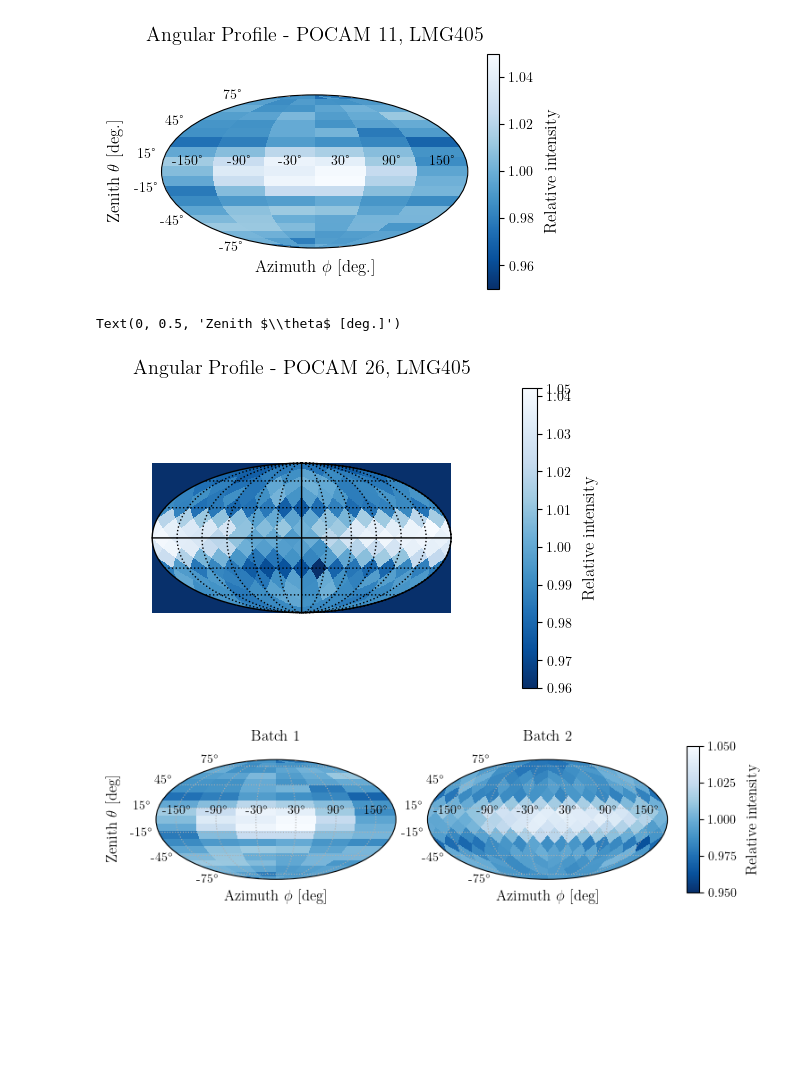
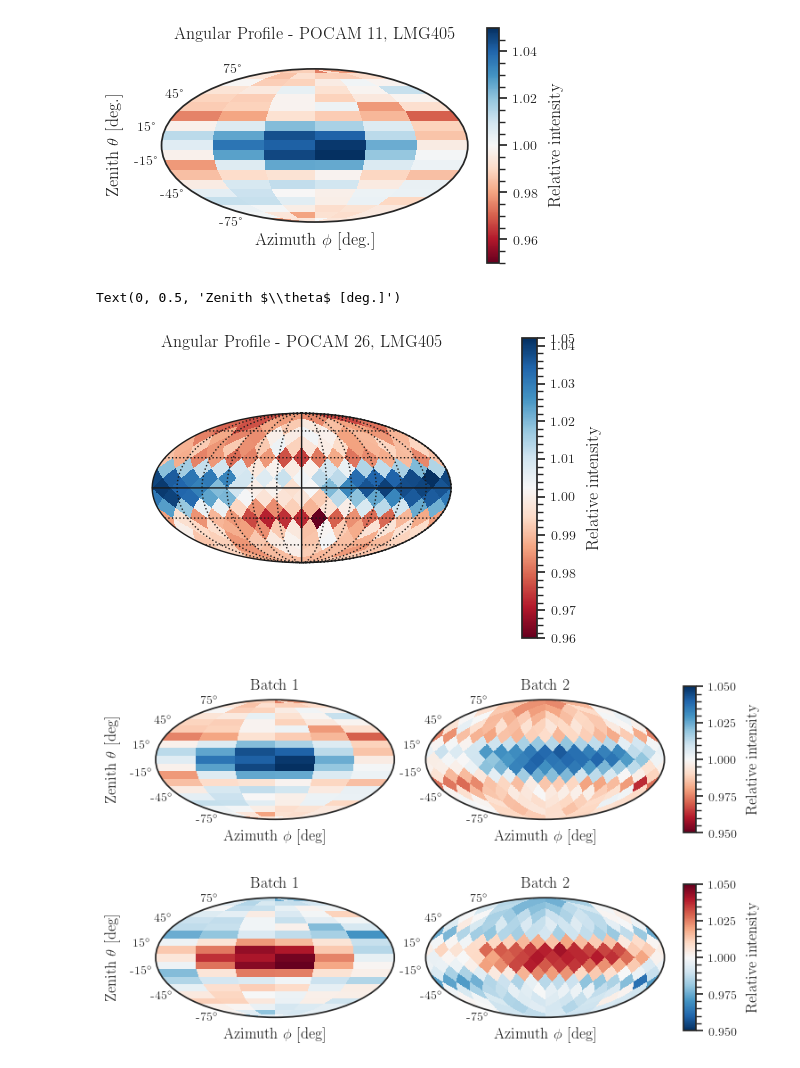
Before and after one commit to LeonhardEidenschink/POCAM_FAT, a Jupyter notebook: make_plots/isotropy_plots.ipynb, the cells around one changed output. Drawn from its saved outputs; the diff is of its cells as text; code cells hidden in the pictures; blank space fills up the shorter version.

Commit message:
plots

```diff
--- a/make_plots/isotropy_plots.ipynb
+++ b/make_plots/isotropy_plots.ipynb
@@ -8,6 +8,10 @@ import json
 import seaborn as sns
 import plot_utils
 import glob
+# %%
+sns.set_theme(context='notebook',style = 'ticks',
+              palette='muted', font='sans',
+              font_scale=1, color_codes=True, rc=None)
 # %%
 pocam_2 = 26
 hem_2 = 51
@@ -19,8 +23,8 @@ hem_1 = 13
 emitter_1 = 'LMG405'
 batch_1 = 1
 # %%
-file_path_1 = f'/Users/elenamanao/Documents/Pocam/FAT_data/output/batch{batch_1:01d}/pocam_{pocam_1:03d}/hem_{hem_1:02d}/{emitter_1}/isotropy.json'
-file_path_2 = f'/Users/elenamanao/Documents/Pocam/FAT_data/output/batch{batch_2:01d}/pocam_{pocam_2:03d}/hem_{hem_2:02d}/{emitter_2}/isotropy.json'
+file_path_1 = f'../output/batch{batch_1:01d}/pocam_{pocam_1:03d}/hem_{hem_1:02d}/{emitter_1}/isotropy.json'
+file_path_2 = f'../output/batch{batch_2:01d}/pocam_{pocam_2:03d}/hem_{hem_2:02d}/{emitter_2}/isotropy.json'
 # %%
 with open(file_path_1, "r") as f:
     data_1 = json.load(f)
@@ -34,7 +38,7 @@ def truncate_colormap(cmap, minval=0.0, maxval=0.8, n=256):
         cmap(np.linspace(minval, maxval, n))
     )
 # %%
-cmap_trunc = truncate_colormap(cm.Blues_r, 0, 1)
+cmap_trunc = truncate_colormap(cm.RdBu_r, 0, 1)
 # %%
 data = data_1
 d = data["meas_data"][0]
@@ -58,7 +62,7 @@ ax.set_ylabel(r'Zenith $\theta$ [deg.]')
 plt.savefig(f'plots/png/ang_prof_pocam_{pocam_1}_{emitter_1}.png')
 plt.savefig(f'plots/pdf/ang_prof_pocam_{pocam_1}_{emitter_1}.pdf')
 # %% [output]
-[figure, old version]
+[figure, new version]
 # %%
 import healpy as hp
 # %%
@@ -104,7 +108,7 @@ ax.set_ylabel(r'Zenith $\theta$ [deg.]')
 # plt.savefig(f'plots/pdf/ang_prof_pocam_{pocam}_{emitter}.pdf')
 # %% [output]
 Text(0, 0.5, 'Zenith $\\theta$ [deg.]')
-[figure, old version]
+[figure, new version]
 # %%
 from matplotlib.ticker import NullLocator, FixedLocator, FuncFormatter
 
@@ -131,7 +135,6 @@ phi_hp   = LON + np.pi            # [0, 2pi]
 ipix     = hp.ang2pix(NSIDE, theta_hp, phi_hp)
 Z_2_grid = Z_2[ipix]
 # %%
-# ── Shared tick setup ──────────────────────────────────────────────────────
 x_ticks = np.radians(np.arange(-150, 180, 60))
 y_ticks = np.radians(np.arange(-75, 80, 30))
 y_ticks_label = np.arange(-75, 80, 30)
@@ -147,27 +150,59 @@ def setup_ax(ax):
     if ax == ax1:
         ax.set_ylabel(r'Zenith $\theta$ [deg]')
     ax.grid(True)
+    # force x tick labels visible — Mollweide hides them by default
+    for label in ax.xaxis.get_ticklabels():
+        label.set_visible(True)
 # %%
 fig = plt.figure(figsize=plot_utils.set_size('wide', fraction=1.0, subplots=(1, 2)))
 # ── Panel 1: pcolormesh mollweide ──────────────────────────────────────────
 ax1 = fig.add_axes([0.05, 0.1, 0.38, 0.75], projection='mollweide')
 c1 = ax1.pcolormesh(x, y, Z, cmap=cmap_trunc, vmin=vmin, vmax=vmax)
 setup_ax(ax1)
-ax1.set_title('Batch 1', y = 1.1, size = 12)
+ax1.set_title('Batch 1', y = 1.2, size = 12)
 
 # ── Panel 2: HEALPix reprojected to pcolormesh mollweide ──────────────────
 ax2 = fig.add_axes([0.48, 0.1, 0.38, 0.75], projection='mollweide')
 ax2.pcolormesh(LON, LAT, Z_2_grid, cmap=cmap_trunc, vmin=vmin, vmax=vmax)
 setup_ax(ax2)
-ax2.set_title('Batch 2', y = 1.1, size = 12)
+ax2.set_title('Batch 2', y = 1.2, size = 12)
 
 # ── Single shared colorbar ─────────────────────────────────────────────────
 cax = fig.add_axes([0.89, 0.1, 0.02, 0.75])
 fig.colorbar(c1, cax=cax, label="Relative intensity")
 
 plt.savefig(f'plots/png/ang_prof_pocam_{pocam_1}_batch1_{pocam_2}_batch2_{emitter_1}.png', bbox_inches='tight')
 plt.savefig(f'plots/pdf/ang_prof_pocam_{pocam_1}_batch1_{pocam_2}_batch2_{emitter_2}.pdf', bbox_inches='tight')
 # %% [output]
-[figure, old version]
+[figure, new version]
+# %%
+fig = plt.figure(figsize=plot_utils.set_size('wide', fraction=1.0, subplots=(1, 2)))
+
+# ── Panel 1: pcolormesh mollweide ──────────────────────────────────────────
+ax1 = fig.add_axes([0.05, 0.1, 0.38, 0.75], projection='mollweide')
+c1 = ax1.pcolormesh(x, y, Z, cmap=cmap_trunc, vmin=vmin, vmax=vmax, rasterized=True)
+ax1.set_title('Batch 1', y=1.2, size=12)
+ax1.xaxis.set_tick_params(labelbottom=True)
+setup_ax(ax1)
+
+# ── Panel 2: HEALPix reprojected to pcolormesh mollweide ──────────────────
+ax2 = fig.add_axes([0.48, 0.1, 0.38, 0.75], projection='mollweide')
+ax2.pcolormesh(LON, LAT, Z_2_grid, cmap=cmap_trunc, vmin=vmin, vmax=vmax, rasterized=True)
+ax2.set_title('Batch 2', y=1.2, size=12)
+ax2.xaxis.set_tick_params(labelbottom=True)
+setup_ax(ax2)
+
+# ── Single shared colorbar ─────────────────────────────────────────────────
+cax = fig.add_axes([0.89, 0.1, 0.02, 0.75])
+fig.colorbar(c1, cax=cax, label="Relative intensity")
+ax1.set_xticklabels([f'{int(np.degrees(t))}°' for t in ax1.get_xticks()])
+ax2.set_xticklabels([f'{int(np.degrees(t))}°' for t in ax2.get_xticks()])
+
+plt.savefig(f'plots/png/ang_prof_pocam_{pocam_1}_batch1_{pocam_2}_batch2_{emitter_1}.png',
+            bbox_inches='tight')
+plt.savefig(f'plots/pdf/ang_prof_pocam_{pocam_1}_batch1_{pocam_2}_batch2_{emitter_2}.pdf',
+            bbox_inches='tight')
+# %% [output]
+[figure, added]
 # %%
 #plot all the intensities of POCAM
```
Also changed, not shown: parts of 4 cells of this notebook, 3 other files.
